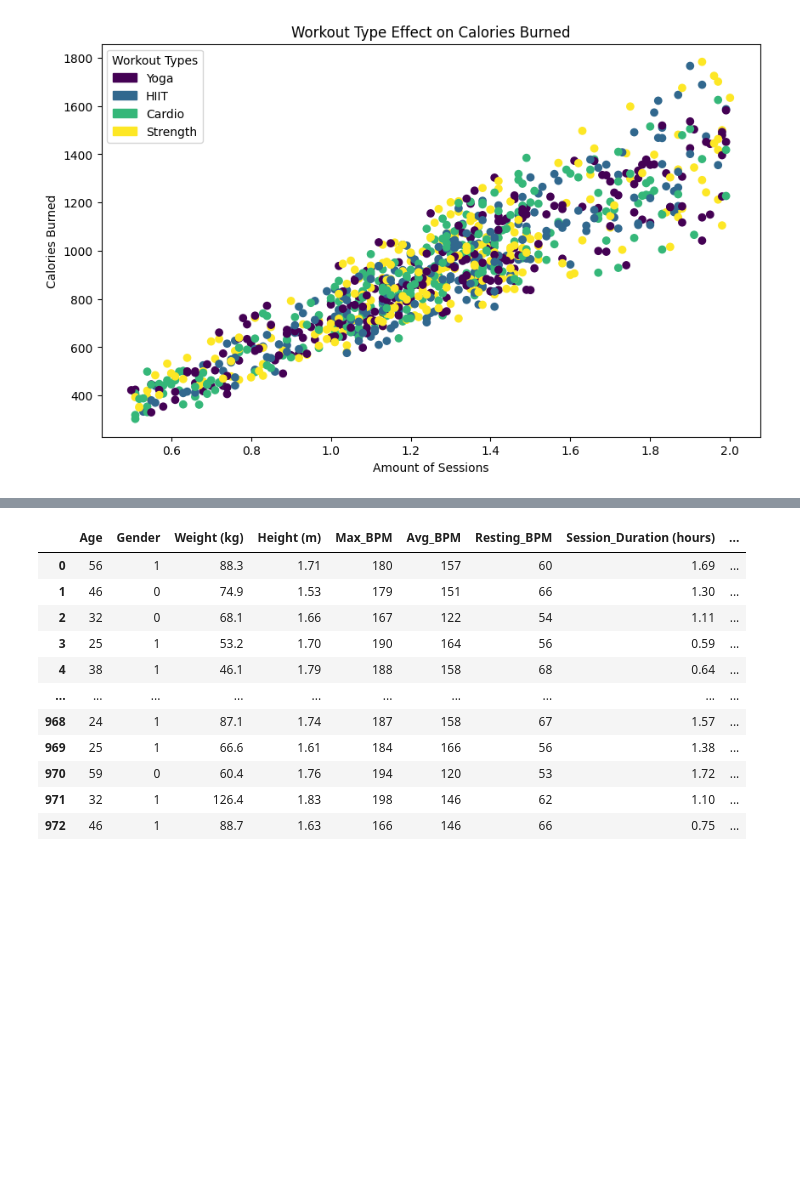
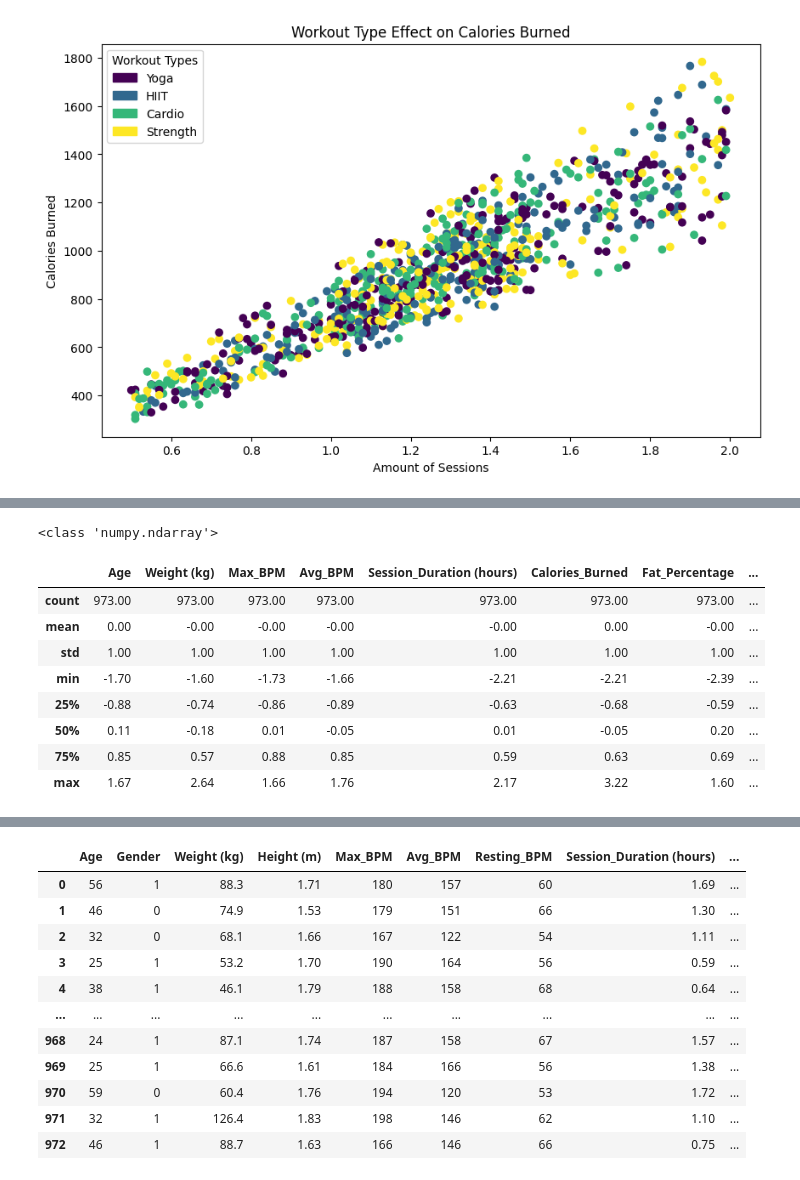
Before and after one commit to HenryGunadi/simple_linear_regression, a Jupyter notebook: main.ipynb, the cells around one changed output, grey strips where cells are left out. Cells and saved outputs as stored; diff of their text form; code cells hidden in the pictures; blank space fills up the shorter version.

```diff
--- a/main.ipynb
+++ b/main.ipynb
@@ -312,0 +274,24 @@ sns.pairplot(new_df)
+# %%
+scaler = StandardScaler()
+new_df_2 = scaler.fit_transform(new_df_2)
+
+# note that here the df got converted to numpy array after being applied standardization
+print(type(new_df_2))
+# %% [output]
+<class 'numpy.ndarray'>
+# %%
+# convert back to dataframe
+new_df_2 = pd.DataFrame(new_df_2, columns=columns)
+
+# as you can see here our mean and std(standard deviation becomes 1 which means there are no variables or features that are dominating to other features in scale)
+new_df_2.describe().round(2)
+# %% [output]
+|  | Age | Weight (kg) | Max_BPM | Avg_BPM | Session_Duration (hours) | Calories_Burned | Fat_Percentage | ... |
+| count | 973.00 | 973.00 | 973.00 | 973.00 | 973.00 | 973.00 | 973.00 | ... |
+| mean | 0.00 | -0.00 | -0.00 | -0.00 | -0.00 | 0.00 | -0.00 | ... |
+| std | 1.00 | 1.00 | 1.00 | 1.00 | 1.00 | 1.00 | 1.00 | ... |
+| min | -1.70 | -1.60 | -1.73 | -1.66 | -2.21 | -2.21 | -2.39 | ... |
+| 25% | -0.88 | -0.74 | -0.86 | -0.89 | -0.63 | -0.68 | -0.59 | ... |
+| 50% | 0.11 | -0.18 | 0.01 | -0.05 | 0.01 | -0.05 | 0.20 | ... |
+| 75% | 0.85 | 0.57 | 0.88 | 0.85 | 0.59 | 0.63 | 0.69 | ... |
+| max | 1.67 | 2.64 | 1.66 | 1.76 | 2.17 | 3.22 | 1.60 | ... |
```
Also changed, not shown: parts of 17 cells of this notebook.
